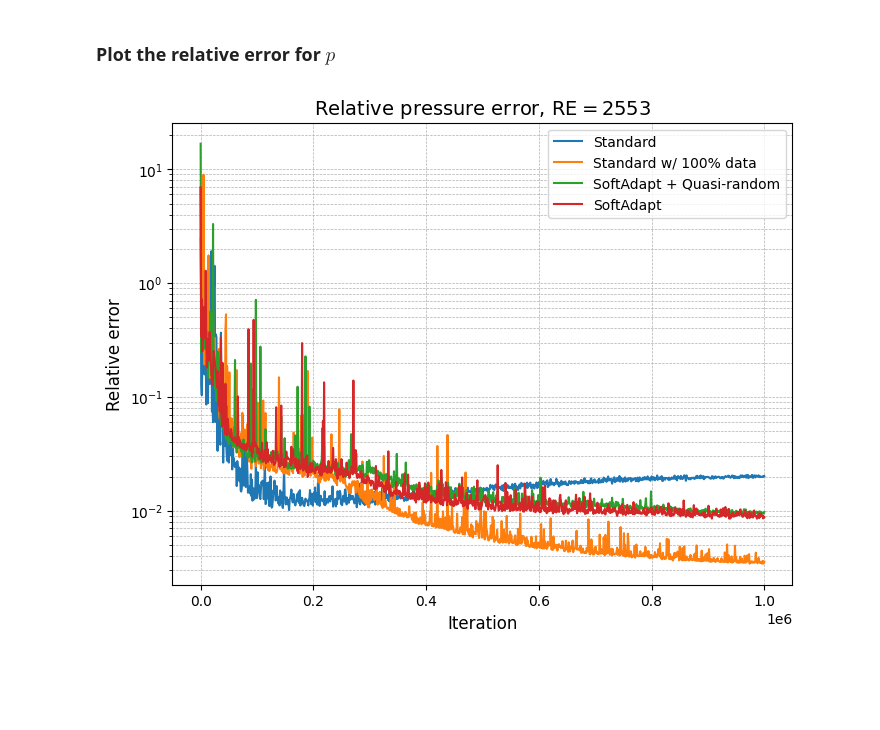
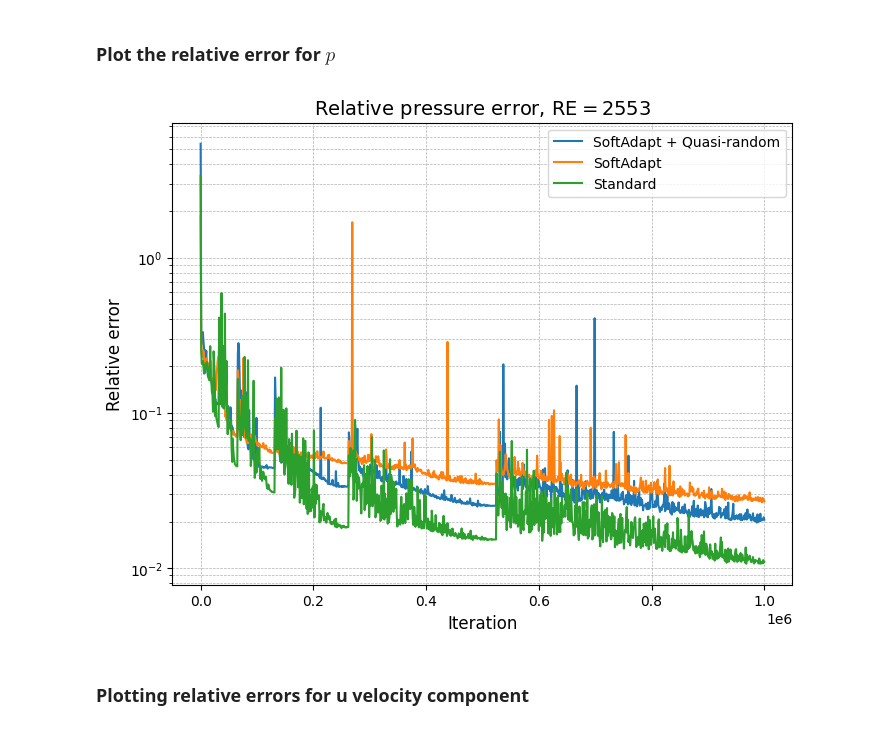
Before and after one commit to MadsHH7/PINN_Bachelor, a Jupyter notebook: Mads_leg/2D_NS/Results/RE_2156/Making_Plots.ipynb, the cells around one changed output. Cells and saved outputs as stored; diff of their text form; code cells hidden in the pictures; blank space fills up the shorter version.

```diff
--- a/Mads_leg/2D_NS/Results/RE_2156/Making_Plots.ipynb
+++ b/Mads_leg/2D_NS/Results/RE_2156/Making_Plots.ipynb
@@ -29,26 +29,26 @@ plt.show()
 ### Plot the relative error for $p$
 # %%
 # Load Relative Errors
-RE_std = pd.read_csv("/home/madshh7/PINN_Bachelor/Mads_leg/2D_NS/Results/RE_2156/STD_RE_2156.csv")
-RE_ad = pd.read_csv("/home/madshh7/PINN_Bachelor/Mads_leg/2D_NS/Results/RE_2156/All_Data_RE_2156.csv")
-RE_SA = pd.read_csv("/home/madshh7/PINN_Bachelor/Mads_leg/2D_NS/Results/RE_2156/SA_RE_2156.csv")
-RE_SAQR = pd.read_csv("/home/madshh7/PINN_Bachelor/Mads_leg/2D_NS/Results/RE_2156/SAQR_RE_2156.csv")
+RE_std = pd.read_csv("/home/madshh7/PINN_Bachelor/Mads_leg/2D_NS/Results/RE_2156/Pressure/STD_RE_2553.csv")
+RE_SA = pd.read_csv("/home/madshh7/PINN_Bachelor/Mads_leg/2D_NS/Results/RE_2156/Pressure/SA_RE_2553 (1).csv")
+RE_SAQR = pd.read_csv("/home/madshh7/PINN_Bachelor/Mads_leg/2D_NS/Results/RE_2156/Pressure/SAQR_RE_2553 (1).csv")
 # %%
 # Create a figure and axis
 fig, ax = plt.subplots(figsize=(8, 6))
-ax.semilogy(RE_std["Step"], RE_std["Value"], label="Standard")
-ax.semilogy(RE_ad["Step"], RE_ad["Value"], label=f"Standard w/ 100% data")
 ax.semilogy(RE_SAQR["Step"], RE_SAQR["Value"], label="SoftAdapt + Quasi-random")
 ax.semilogy(RE_SA["Step"], RE_SA["Value"], label="SoftAdapt")
+ax.semilogy(RE_std["Step"], RE_std["Value"], label="Standard")
 
 # Add labels and title
 ax.set_xlabel("Iteration", fontsize=12)
 ax.set_ylabel("Relative error", fontsize=12)
 ax.set_title(f"Relative pressure error, RE$=2553$", fontsize=14)
 
 # Add grid and legend
 ax.grid(True, which='both', linestyle='--', linewidth=0.5)
 ax.legend()
 plt.show()
 # %% [output]
-[figure, old version]
+[figure, new version]
+# %% [markdown]
+### Plotting relative errors for u velocity component
```
Also changed, not shown: parts of 8 cells of this notebook, 16 other files.
